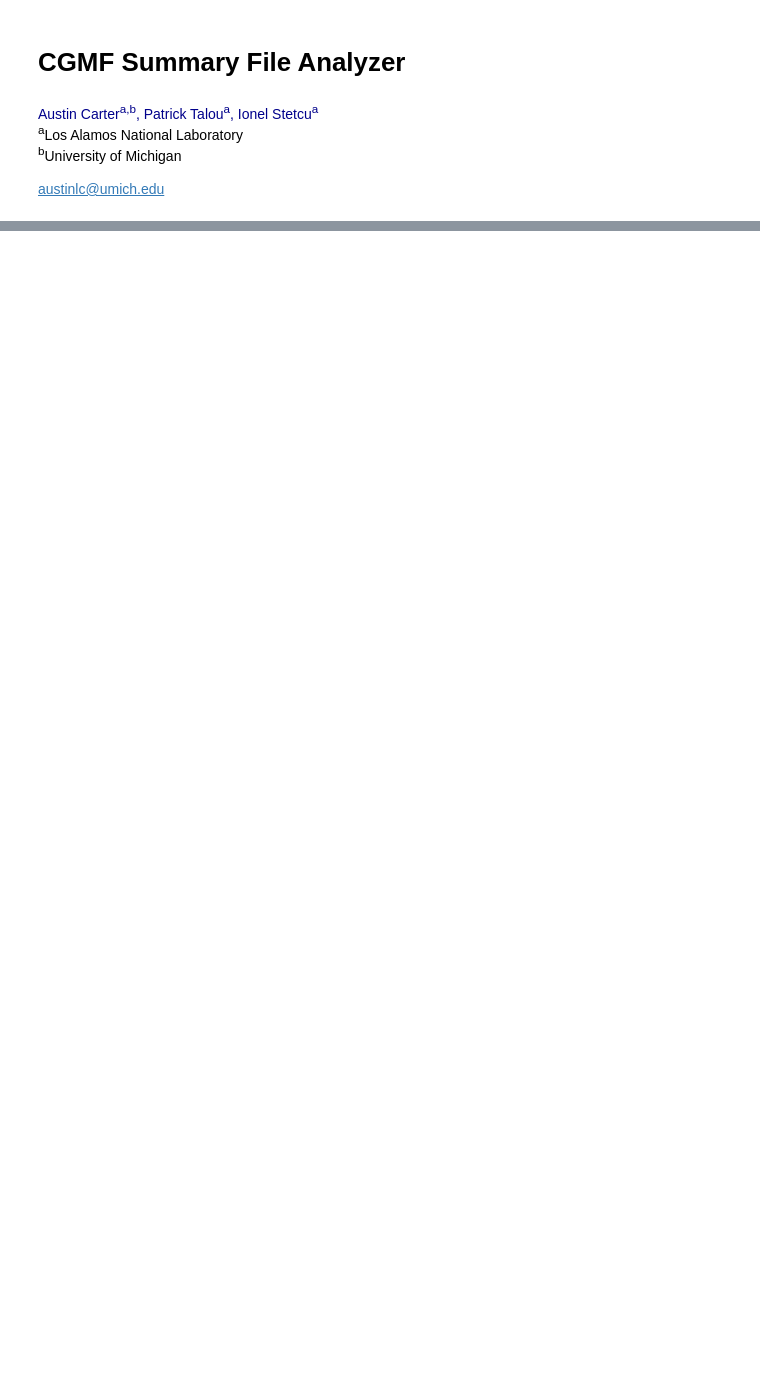
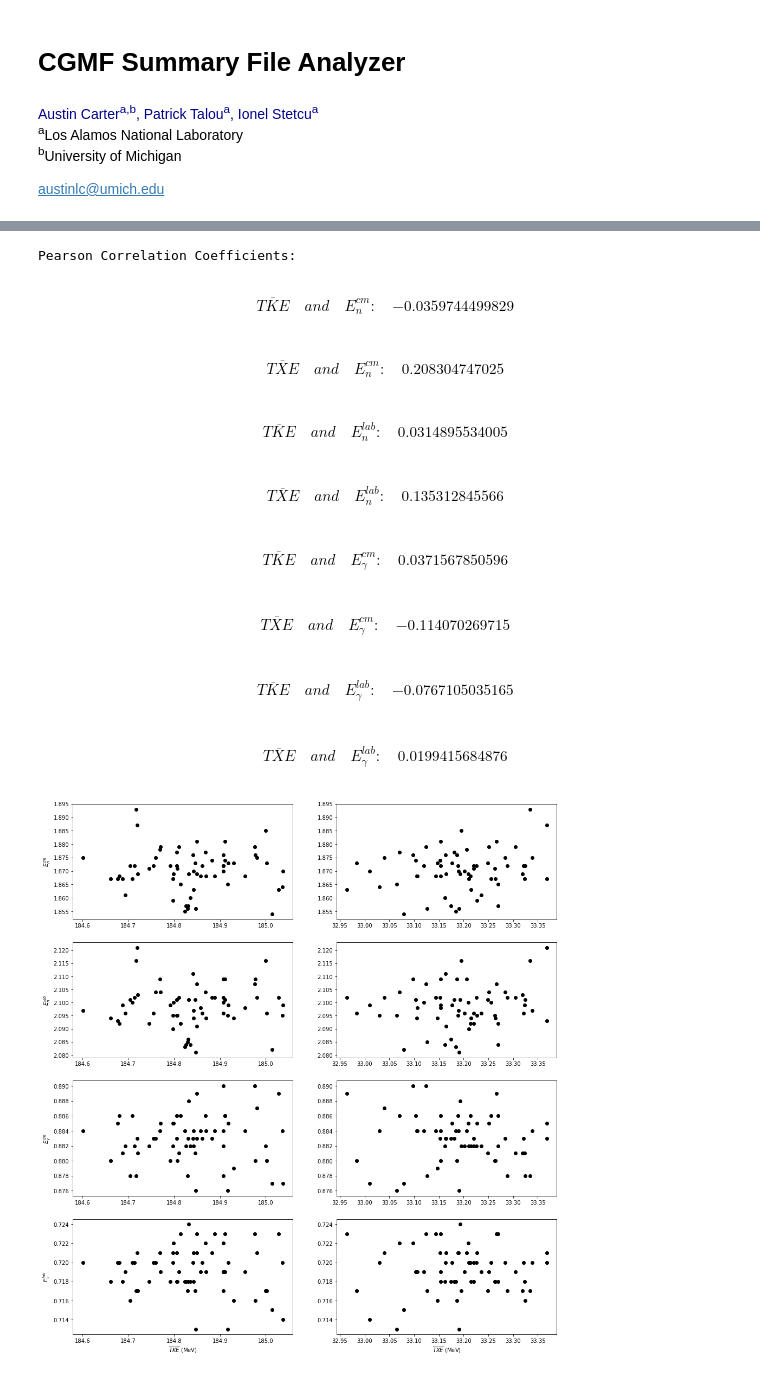
Before and after one commit to austinlc/CGMFAnalysis, a Jupyter notebook: CGMFSummaryFileAnalyzer.ipynb, the cells around one changed output, grey strips where cells are left out. Drawn from its saved outputs; the diff is of its cells as text; code cells hidden in the pictures; blank space fills up the shorter version.

```diff
--- a/CGMFSummaryFileAnalyzer.ipynb
+++ b/CGMFSummaryFileAnalyzer.ipynb
@@ -122,0 +218,20 @@ plot_and_report(x,y,xlabels, ylabels)
+# %%
+# Plot ng vs tke and moments
+
+x = [TKE, TXE]
+y = [Encm, Enlab, Egcm, Eglab]
+xlabels = [r"$\overline{TKE}$ (MeV)",r"$\overline{TXE}$ (MeV)"]
+ylabels = [r'$E_{n}^{cm}$', r'$E_{n}^{lab}$', r'$E_{\gamma}^{cm}$',  r'$E_{\gamma}^{lab}$']
+
+plot_and_report(x,y,xlabels, ylabels)
+# %% [output]
+Pearson Correlation Coefficients:
+$$\begin{align}\overline{TKE}&& and &&E_{n}^{cm}:&&-0.0359744499829\end{align}$$
+$$\begin{align}\overline{TXE}&& and &&E_{n}^{cm}:&&0.208304747025\end{align}$$
+$$\begin{align}\overline{TKE}&& and &&E_{n}^{lab}:&&0.0314895534005\end{align}$$
+$$\begin{align}\overline{TXE}&& and &&E_{n}^{lab}:&&0.135312845566\end{align}$$
+$$\begin{align}\overline{TKE}&& and &&E_{\gamma}^{cm}:&&0.0371567850596\end{align}$$
+$$\begin{align}\overline{TXE}&& and &&E_{\gamma}^{cm}:&&-0.114070269715\end{align}$$
+$$\begin{align}\overline{TKE}&& and &&E_{\gamma}^{lab}:&&-0.0767105035165\end{align}$$
+$$\begin{align}\overline{TXE}&& and &&E_{\gamma}^{lab}:&&0.0199415684876\end{align}$$
+[figure, added]
```
Also changed, not shown: parts of 10 cells of this notebook, 2 other files.
